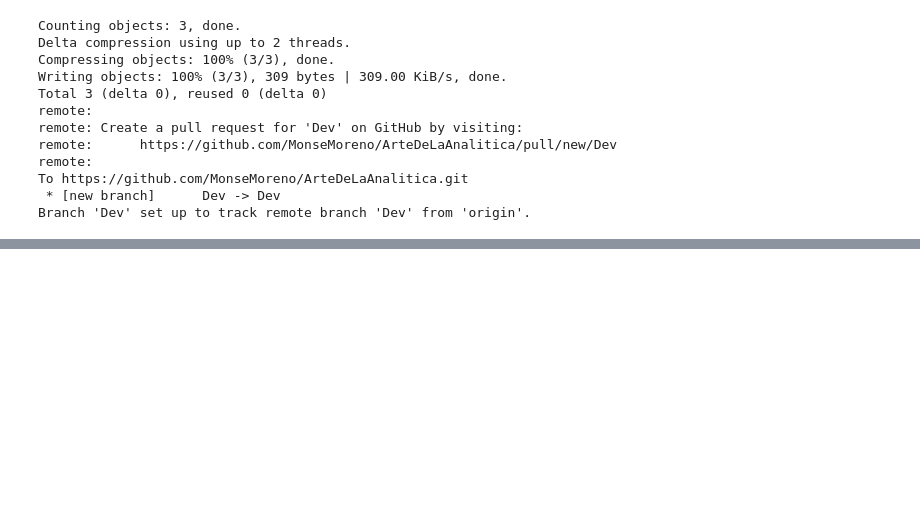
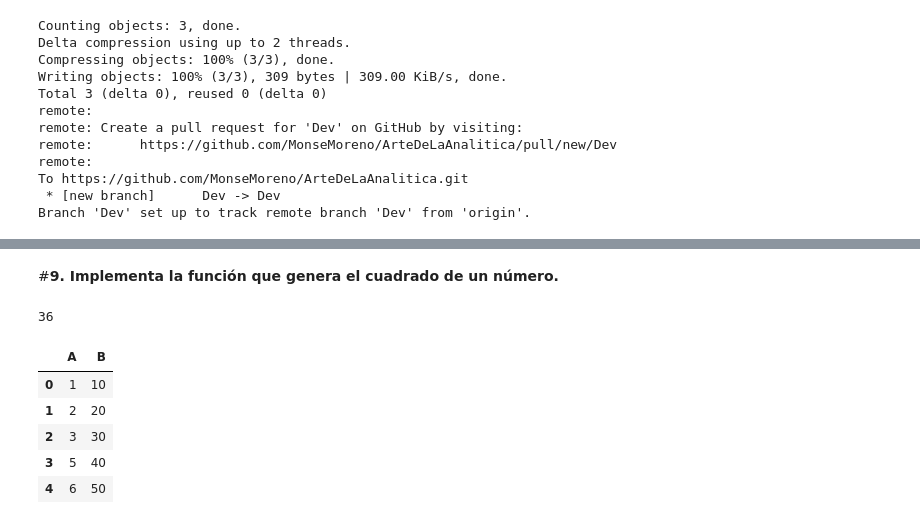
Before and after one commit to MonseMoreno/Arte-de-la-Anal-tica, a Jupyter notebook: ArteDeLaAnalítica.ipynb, the cells around one changed output, grey strips where cells are left out. Saved outputs shown, nothing was run; the diff lists cells and outputs as text; code cells hidden in the pictures; blank space fills up the shorter version.

```diff
--- a/ArteDeLaAnalítica.ipynb
+++ b/ArteDeLaAnalítica.ipynb
@@ -117,0 +252,22 @@ Branch 'Dev' set up to track remote branch 'Dev' from 'origin'.
+# %% [markdown]
+#**9. Implementa la función que genera el cuadrado de un número.**
+# %%
+def square(x):
+  square = pow(x, 2)
+  return square
+
+
+n = 6
+square(6)
+# %% [output]
+36
+# %%
+df2 = pd.DataFrame({'A': [1, 2, 3, 5, 6], 'B': [10, 20, 30, 40, 50]})
+df2
+# %% [output]
+|  | A | B |
+| 0 | 1 | 10 |
+| 1 | 2 | 20 |
+| 2 | 3 | 30 |
+| 3 | 5 | 40 |
+| 4 | 6 | 50 |
```
Also changed, not shown: parts of 12 cells of this notebook.
